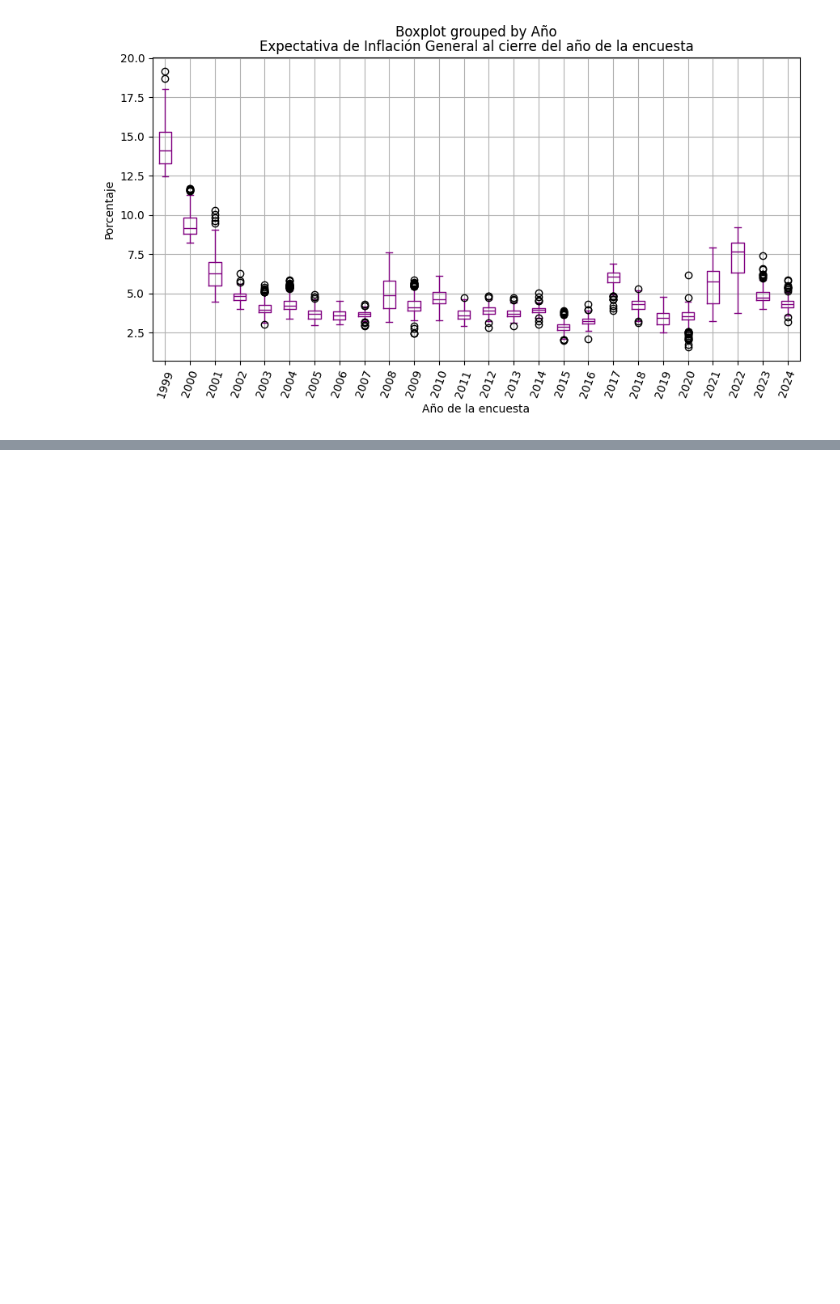
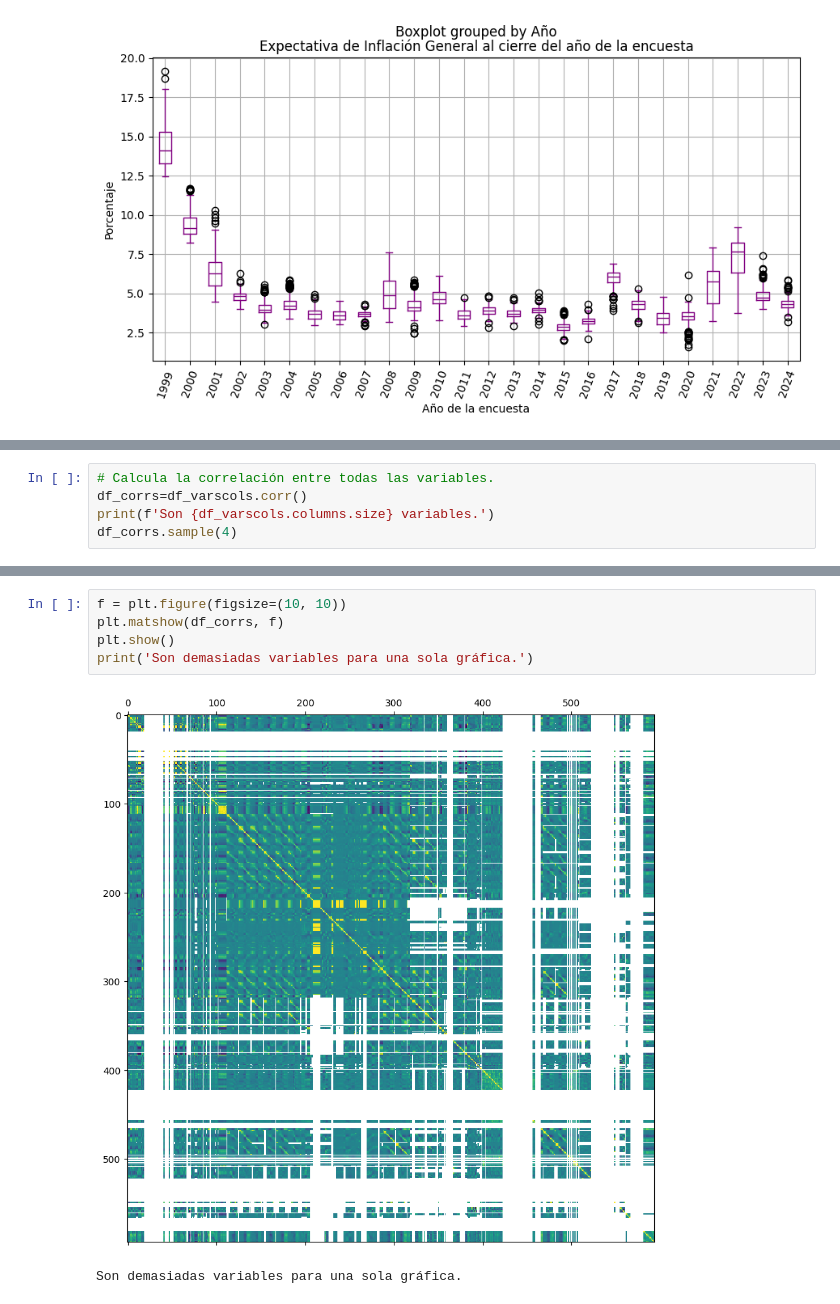
Before and after one commit to arturotena/MemoriaSeminario2024, a Jupyter notebook: Avance.ipynb, the cells around one changed output, grey strips where cells are left out. Saved outputs shown, nothing was run; the diff lists cells and outputs as text; blank space fills up the shorter version.

```diff
--- a/Avance.ipynb
+++ b/Avance.ipynb
@@ -470,0 +453,5 @@ Text(0.5, 1.0, 'Expectativa de Inflación General al cierre del año de la encue
+# %%
+# Calcula la correlación entre todas las variables.
+df_corrs=df_varscols.corr()
+print(f'Son {df_varscols.columns.size} variables.')
+df_corrs.sample(4)
@@ -470,0 +468,8 @@ Text(0.5, 1.0, 'Expectativa de Inflación General al cierre del año de la encue
+# %%
+f = plt.figure(figsize=(10, 10))
+plt.matshow(df_corrs, f)
+plt.show()
+print('Son demasiadas variables para una sola gráfica.')
+# %% [output]
+[figure, added]
+Son demasiadas variables para una sola gráfica.
```
Also changed, not shown: parts of 11 cells of this notebook.
